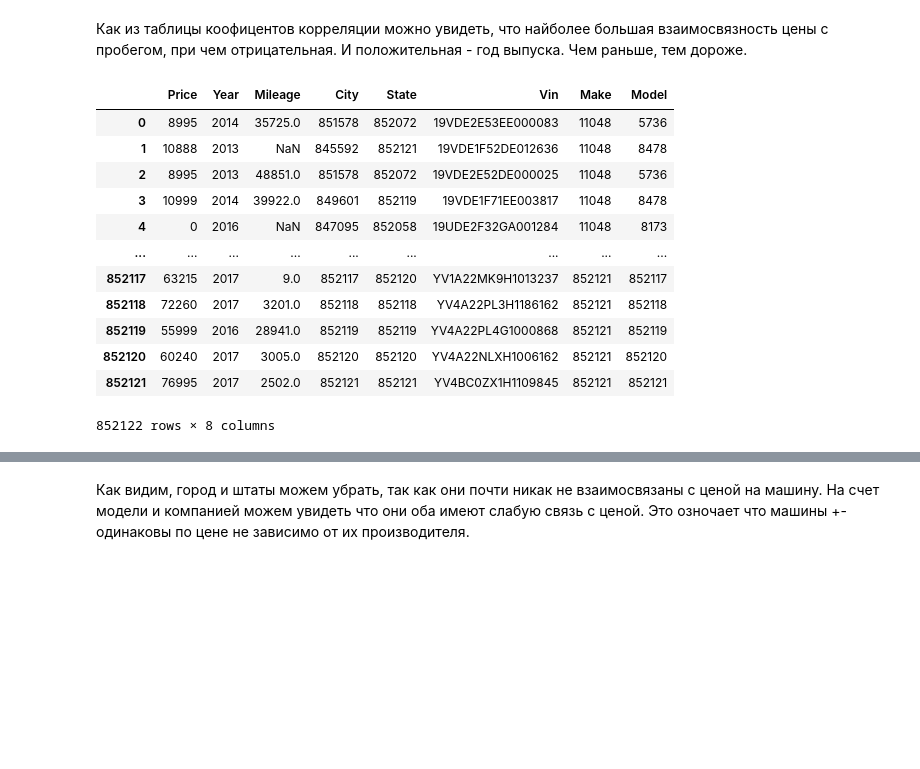
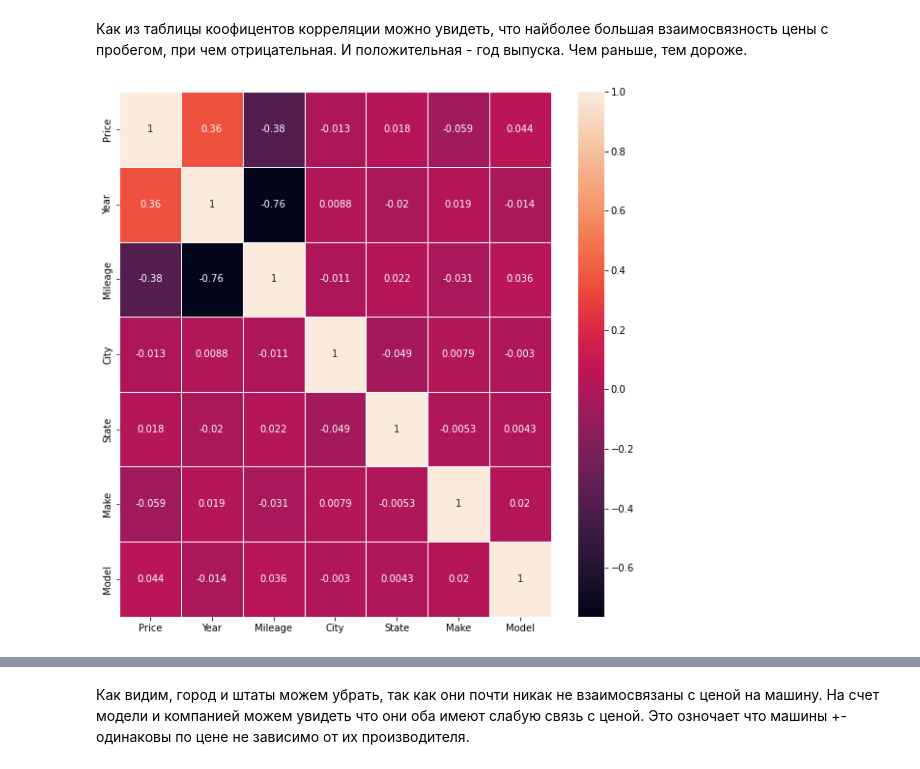
Before and after one commit to Oleg-Storozhev/HillelAI, a Jupyter notebook: Lesson_5/Homework.ipynb, the cells around one changed output, grey strips where cells are left out. Drawn from its saved outputs; the diff is of its cells as text; code cells hidden in the pictures; blank space fills up the shorter version.

```diff
--- a/Lesson_5/Homework.ipynb
+++ b/Lesson_5/Homework.ipynb
@@ -112,24 +97,21 @@ sns.heatmap(corr,
 # %% [markdown]
 Как из таблицы коофицентов корреляции можно увидеть, что найболее большая взаимосвязность цены с пробегом, при чем отрицательная. И положительная - год выпуска. Чем раньше, тем дороже.
 # %%
+label_encoder = LabelEncoder()
+
 df2 = df.copy()
-df2 = change_to_int_list("City", df2)
-df2 = change_to_int_list("Make", df2)
-df2 = change_to_int_list("Model", df2)
-df2 = change_to_int_list("State", df2)
+df2.Make = label_encoder.fit_transform(df2.Make.tolist())
+df2.Model = label_encoder.fit_transform(df2.Model.tolist())
+df2.City = label_encoder.fit_transform(df2.City.tolist())
+df2.State = label_encoder.fit_transform(df2.State.tolist())
 
-df2
+fig, ax = plt.subplots(figsize=(10,10))         # Sample figsize in inches
+
+corr = df2.corr()
+sns.heatmap(corr,
+            xticklabels=corr.columns,
+            yticklabels=corr.columns, annot = True,
+            linewidths=.5,
+            ax=ax);
 # %% [output]
-|  | Price | Year | Mileage | City | State | Vin | Make | Model |
-| 0 | 8995 | 2014 | 35725.0 | 851578 | 852072 | 19VDE2E53EE000083 | 11048 | 5736 |
-| 1 | 10888 | 2013 | NaN | 845592 | 852121 | 19VDE1F52DE012636 | 11048 | 8478 |
-| 2 | 8995 | 2013 | 48851.0 | 851578 | 852072 | 19VDE2E52DE000025 | 11048 | 5736 |
-| 3 | 10999 | 2014 | 39922.0 | 849601 | 852119 | 19VDE1F71EE003817 | 11048 | 8478 |
-| 4 | 0 | 2016 | NaN | 847095 | 852058 | 19UDE2F32GA001284 | 11048 | 8173 |
-| ... | ... | ... | ... | ... | ... | ... | ... | ... |
-| 852117 | 63215 | 2017 | 9.0 | 852117 | 852120 | YV1A22MK9H1013237 | 852121 | 852117 |
-| 852118 | 72260 | 2017 | 3201.0 | 852118 | 852118 | YV4A22PL3H1186162 | 852121 | 852118 |
-| 852119 | 55999 | 2016 | 28941.0 | 852119 | 852119 | YV4A22PL4G1000868 | 852121 | 852119 |
-| 852120 | 60240 | 2017 | 3005.0 | 852120 | 852120 | YV4A22NLXH1006162 | 852121 | 852120 |
-| 852121 | 76995 | 2017 | 2502.0 | 852121 | 852121 | YV4BC0ZX1H1109845 | 852121 | 852121 |
-852122 rows × 8 columns
+[figure, added]
```
Also changed, not shown: parts of 21 cells of this notebook, 2 other files.
